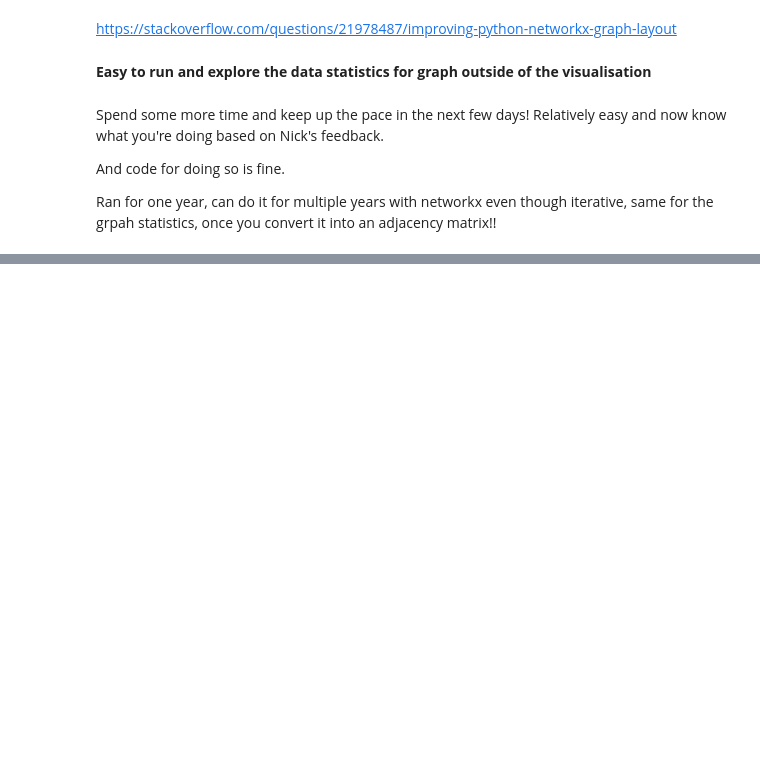
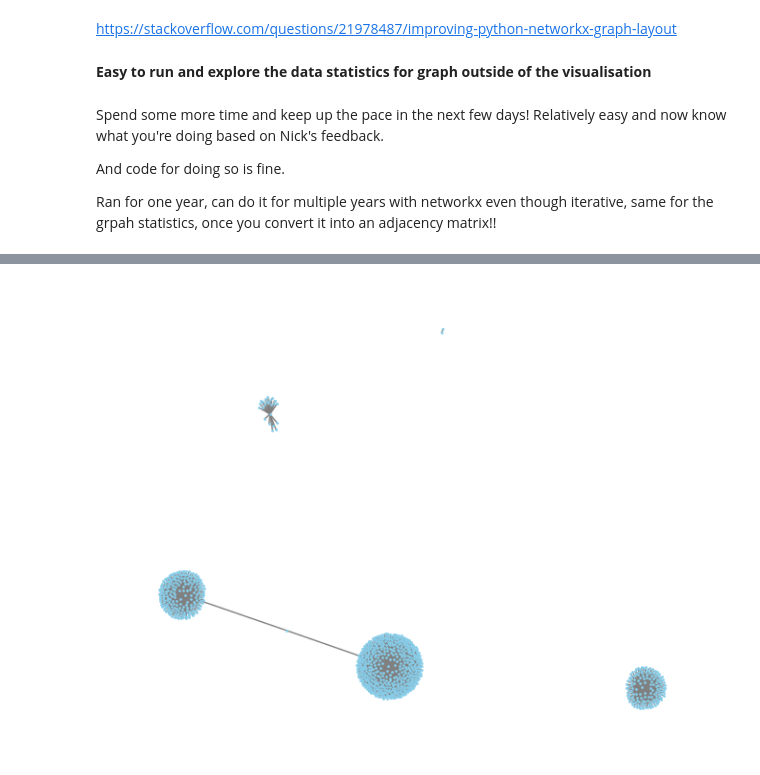
Before and after one commit to PeterHuGC/Imperial_Dissertation_Research, a Jupyter notebook: 6.Dissertation_Full_EDA/prototype_adjacency_graph.ipynb, the cells around one changed output, grey strips where cells are left out. Saved outputs shown, nothing was run; the diff lists cells and outputs as text; code cells hidden in the pictures; blank space fills up the shorter version.

```diff
--- a/6.Dissertation_Full_EDA/prototype_adjacency_graph.ipynb
+++ b/6.Dissertation_Full_EDA/prototype_adjacency_graph.ipynb
@@ -207,0 +257,3 @@ Ran for one year, can do it for multiple years with networkx even though iterati
+# %%
+individual_filtered_data_df['Overlapyearend'].replace("Curr", 2024)
+individual_filtered_data_df['Overlapyearend'] = pd.to_numeric(individual_filtered_data_df['Overlapyearend'], errors='coerce')
@@ -207,0 +266,2 @@ Ran for one year, can do it for multiple years with networkx even though iterati
+# %%
+simplified_boardex_df = individual_filtered_data_df.copy()
@@ -207,0 +270,2 @@ Ran for one year, can do it for multiple years with networkx even though iterati
+# %%
+graph_simplified_df = simplified_boardex_df#[ (year >= simplified_boardex_df['overlapyearstart']) & (year <= simplified_boardex_df['overlapyearend'])]
@@ -207,0 +283,22 @@ Ran for one year, can do it for multiple years with networkx even though iterati
+# %%
+# 'Dirbrdid','Companyid', 'Directorid'
+
+G = nx.from_pandas_edgelist(graph_simplified_df, 'Dirbrdid', 'Directorid', edge_attr='Companyid')
+
+# Generate Adjacency Matrix
+adj_matrix = nx.adjacency_matrix(G)
+
+# can create the graph, now see how to match the graph id details
+# %%
+pos = nx.spring_layout(G
+
+                       #, k=0.1 # edit k to zoom in
+                       )
+
+# pos = nx.circular_layout(G)
+
+nx.draw(G, pos, #ax=ax,
+        with_labels=False,
+    node_color='skyblue', edge_color='gray', node_size=1, font_size=10)
+# %% [output]
+[figure, added]
```
Also changed, not shown: parts of 29 cells of this notebook, 2 other files.
